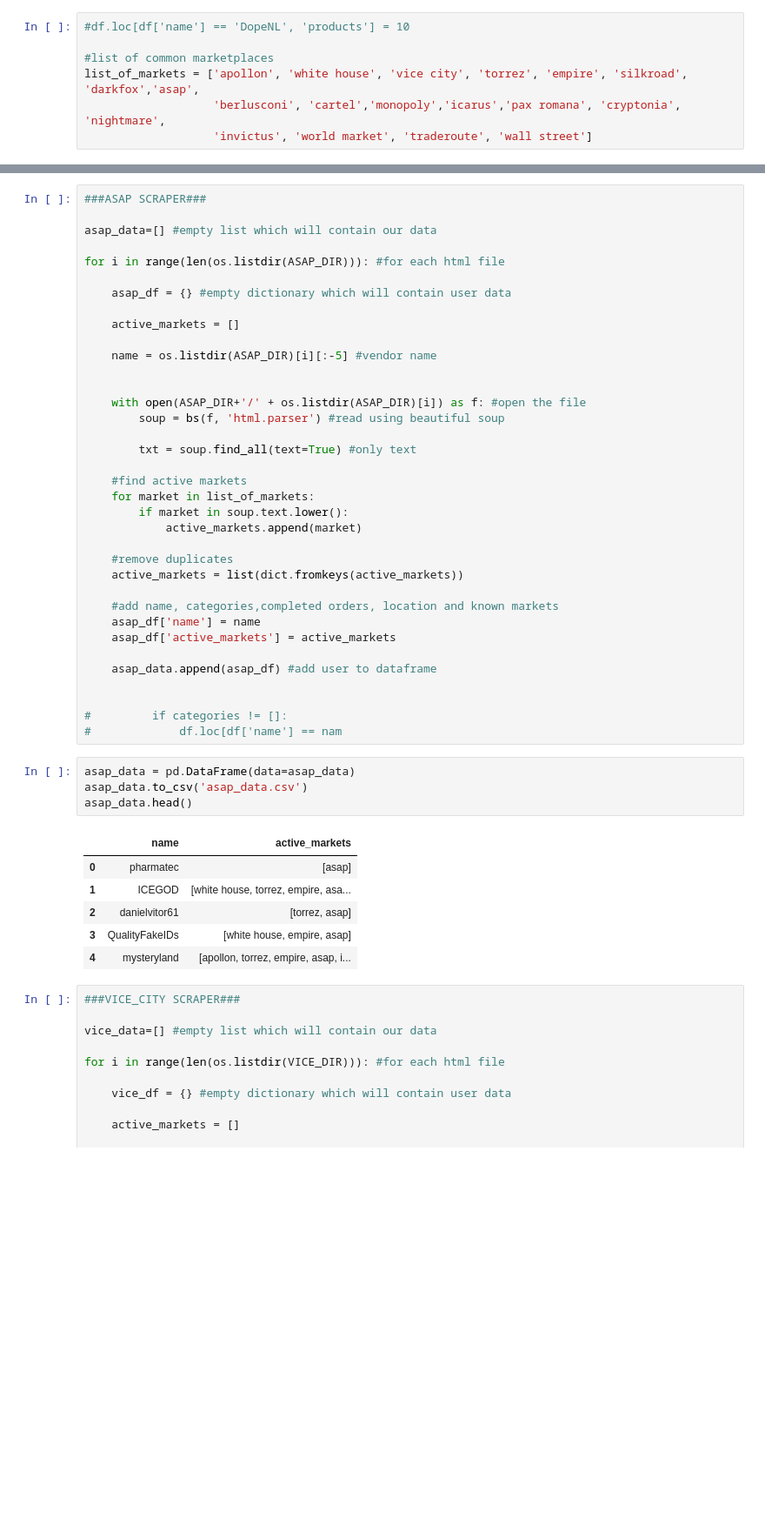
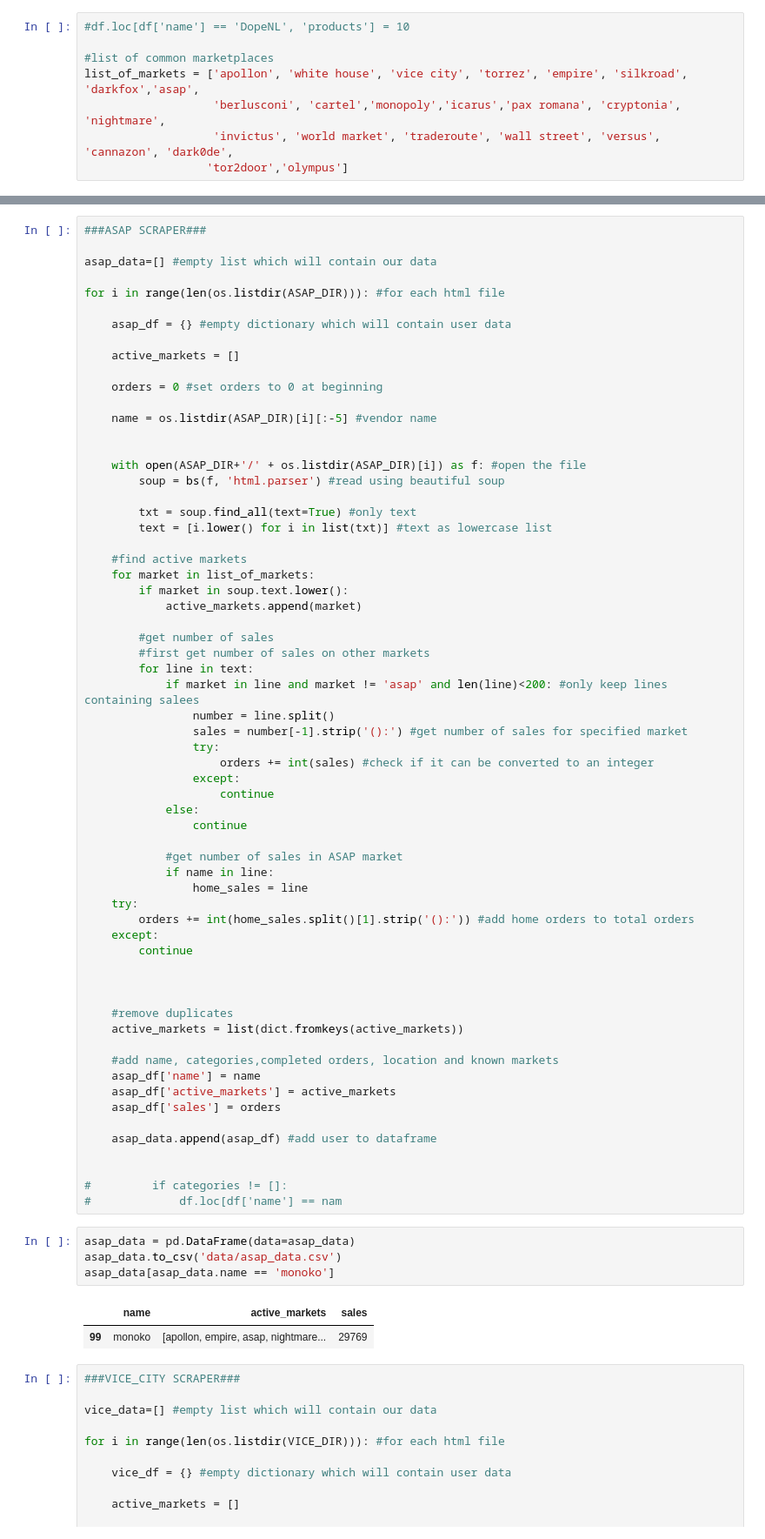
Before and after one commit to s260895/df_scraper, a Jupyter notebook: scraper.ipynb, the cells around one changed output, grey strips where cells are left out. Shown at 87% size. Saved outputs shown, nothing was run; the diff lists cells and outputs as text; blank space fills up the shorter version.

```diff
--- a/scraper.ipynb
+++ b/scraper.ipynb
@@ -29,7 +31,8 @@ all_vendors = list(dict.fromkeys(all_vendors)) #remove duplicates
 #list of common marketplaces
 list_of_markets = ['apollon', 'white house', 'vice city', 'torrez', 'empire', 'silkroad', 'darkfox','asap',
                    'berlusconi', 'cartel','monopoly','icarus','pax romana', 'cryptonia', 'nightmare',
-                   'invictus', 'world market', 'traderoute', 'wall street']
+                   'invictus', 'world market', 'traderoute', 'wall street', 'versus', 'cannazon', 'dark0de',
+                  'tor2door','olympus']
 # %%
 ###SCRAPE DATA FROM DARKFOX####
 from bs4 import BeautifulSoup as bs
@@ -137,6 +137,8 @@ for i in range(len(os.listdir(ASAP_DIR))): #for each html file
 
     active_markets = []
 
+    orders = 0 #set orders to 0 at beginning
+
     name = os.listdir(ASAP_DIR)[i][:-5] #vendor name
 
 
@@ -144,11 +146,35 @@ for i in range(len(os.listdir(ASAP_DIR))): #for each html file
         soup = bs(f, 'html.parser') #read using beautiful soup
 
         txt = soup.find_all(text=True) #only text
+        text = [i.lower() for i in list(txt)] #text as lowercase list
 
     #find active markets
     for market in list_of_markets:
         if market in soup.text.lower():
             active_markets.append(market)
+
+        #get number of sales
+        #first get number of sales on other markets
+        for line in text:
+            if market in line and market != 'asap' and len(line)<200: #only keep lines containing salees
+                number = line.split()
+                sales = number[-1].strip('():') #get number of sales for specified market
+                try:
+                    orders += int(sales) #check if it can be converted to an integer
+                except:
+                    continue
+            else:
+                continue
+
+            #get number of sales in ASAP market
+            if name in line:
+                home_sales = line
+    try:
+        orders += int(home_sales.split()[1].strip('():')) #add home orders to total orders
+    except:
+        continue
+
+
 
     #remove duplicates
     active_markets = list(dict.fromkeys(active_markets))
@@ -156,6 +182,7 @@ for i in range(len(os.listdir(ASAP_DIR))): #for each html file
     #add name, categories,completed orders, location and known markets
     asap_df['name'] = name
     asap_df['active_markets'] = active_markets
+    asap_df['sales'] = orders
 
     asap_data.append(asap_df) #add user to dataframe
 
@@ -164,15 +191,11 @@ for i in range(len(os.listdir(ASAP_DIR))): #for each html file
 #             df.loc[df['name'] == nam
 # %%
 asap_data = pd.DataFrame(data=asap_data)
-asap_data.to_csv('asap_data.csv')
-asap_data.head()
+asap_data.to_csv('data/asap_data.csv')
+asap_data[asap_data.name == 'monoko']
 # %% [output]
-|  | name | active_markets |
-| 0 | pharmatec | [asap] |
-| 1 | ICEGOD | [white house, torrez, empire, asa... |
-| 2 | danielvitor61 | [torrez, asap] |
-| 3 | QualityFakeIDs | [white house, empire, asap] |
-| 4 | mysteryland | [apollon, torrez, empire, asap, i... |
+|  | name | active_markets | sales |
+| 99 | monoko | [apollon, empire, asap, nightmare... | 29769 |
 # %%
 ###VICE_CITY SCRAPER###
 
```
Also changed, not shown: parts of 8 cells of this notebook, 5 other files.
